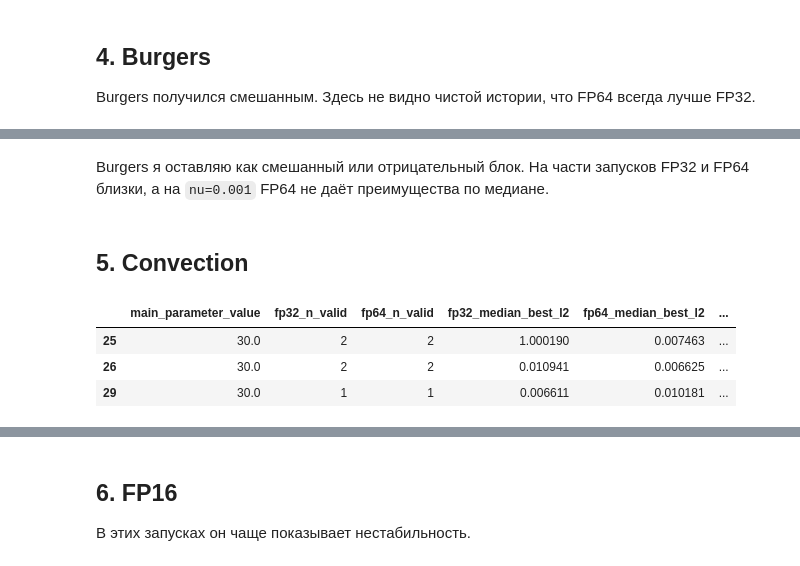
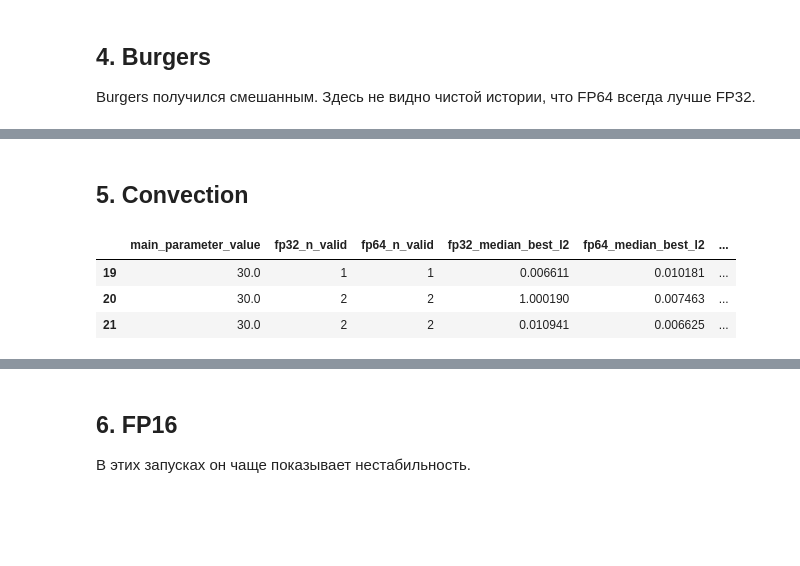
Before and after one commit to masousmen/PINN_course_work, a Jupyter notebook: notebooks/results_summary.ipynb, the cells around one changed output, grey strips where cells are left out. Saved outputs shown, nothing was run; the diff lists cells and outputs as text; code cells hidden in the pictures; blank space fills up the shorter version.

```diff
--- a/notebooks/results_summary.ipynb
+++ b/notebooks/results_summary.ipynb
@@ -213,21 +211,19 @@ show_img("report_burgers_summary.png")
-# %% [markdown]
-Burgers я оставляю как смешанный или отрицательный блок. На части запусков FP32 и FP64 близки, а на `nu=0.001` FP64 не даёт преимущества по медиане.
 # %% [markdown]
 ## 5. Convection
 # %%
 conv = comp[comp["task_name"] == "convection1d"].copy()
 conv_main = conv[conv["main_parameter_value"].eq(30)].copy()
 cols = [
     "main_parameter_value", "fp32_n_valid", "fp64_n_valid",
     "fp32_median_best_l2", "fp64_median_best_l2", "fp64_over_fp32_median",
-    "fp32_bad_rate", "fp64_bad_rate", "conclusion",
+    "fp32_bad_rate", "fp64_bad_rate"
 ]
 conv_main[cols].sort_values(["main_parameter_value"]).head(10)
 # %% [output]
 |  | main_parameter_value | fp32_n_valid | fp64_n_valid | fp32_median_best_l2 | fp64_median_best_l2 | ... |
-| 25 | 30.0 | 2 | 2 | 1.000190 | 0.007463 | ... |
-| 26 | 30.0 | 2 | 2 | 0.010941 | 0.006625 | ... |
-| 29 | 30.0 | 1 | 1 | 0.006611 | 0.010181 | ... |
+| 19 | 30.0 | 1 | 1 | 0.006611 | 0.010181 | ... |
+| 20 | 30.0 | 2 | 2 | 1.000190 | 0.007463 | ... |
+| 21 | 30.0 | 2 | 2 | 0.010941 | 0.006625 | ... |
 # %%
 diag = read_table("report_diagnostic_cases.csv")
 diag_view = add_names(diag)
```
Also changed, not shown: parts of 15 cells of this notebook, 22 other files.
